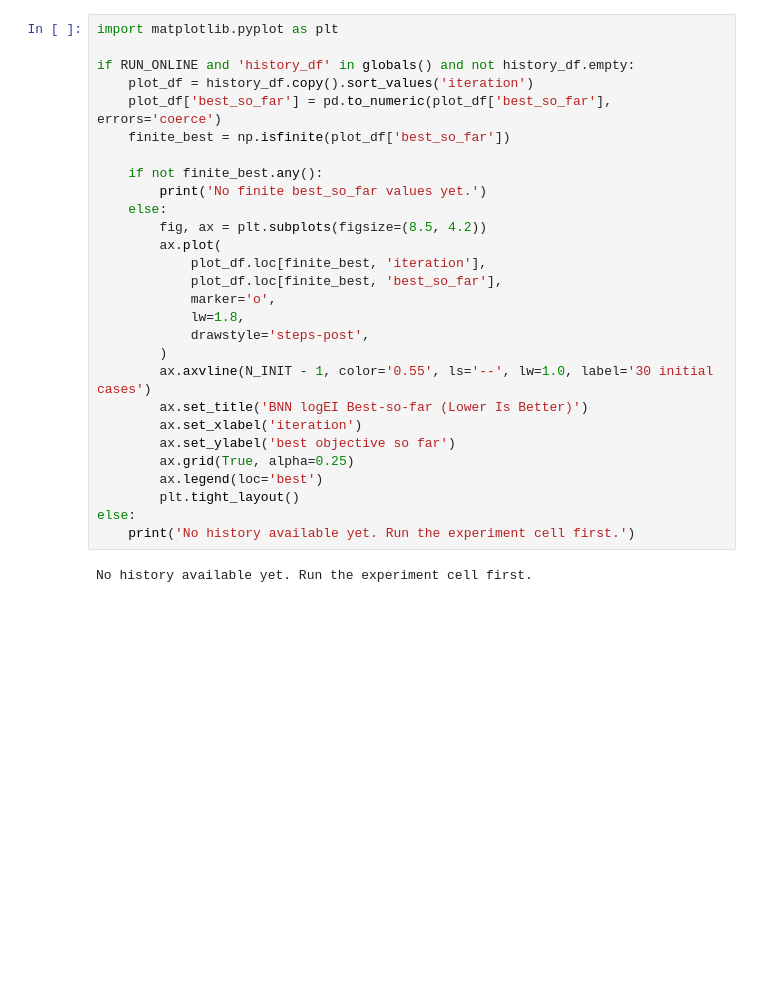
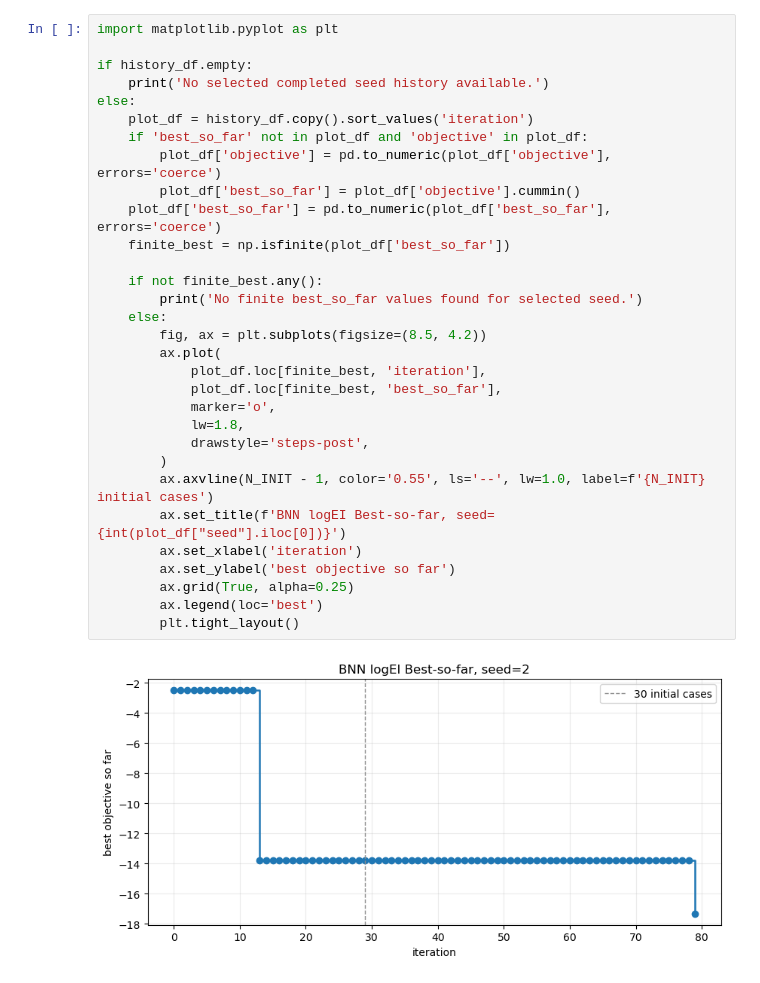
Before and after one commit to ivancanull/vector, a Jupyter notebook: notebooks/bnn_online_experiment.ipynb, the cells around one changed output. Drawn from its saved outputs; the diff is of its cells as text; blank space fills up the shorter version.

```diff
--- a/notebooks/bnn_online_experiment.ipynb
+++ b/notebooks/bnn_online_experiment.ipynb
@@ -586,31 +279,34 @@ JSONDecodeError: Expecting value: line 1 column 1 (char 0)
 # %%
 import matplotlib.pyplot as plt
 
-if RUN_ONLINE and 'history_df' in globals() and not history_df.empty:
+if history_df.empty:
+    print('No selected completed seed history available.')
+else:
     plot_df = history_df.copy().sort_values('iteration')
+    if 'best_so_far' not in plot_df and 'objective' in plot_df:
+        plot_df['objective'] = pd.to_numeric(plot_df['objective'], errors='coerce')
+        plot_df['best_so_far'] = plot_df['objective'].cummin()
     plot_df['best_so_far'] = pd.to_numeric(plot_df['best_so_far'], errors='coerce')
     finite_best = np.isfinite(plot_df['best_so_far'])
 
     if not finite_best.any():
-        print('No finite best_so_far values yet.')
+        print('No finite best_so_far values found for selected seed.')
     else:
         fig, ax = plt.subplots(figsize=(8.5, 4.2))
         ax.plot(
             plot_df.loc[finite_best, 'iteration'],
             plot_df.loc[finite_best, 'best_so_far'],
             marker='o',
             lw=1.8,
             drawstyle='steps-post',
         )
-        ax.axvline(N_INIT - 1, color='0.55', ls='--', lw=1.0, label='30 initial cases')
-        ax.set_title('BNN logEI Best-so-far (Lower Is Better)')
+        ax.axvline(N_INIT - 1, color='0.55', ls='--', lw=1.0, label=f'{N_INIT} initial cases')
+        ax.set_title(f'BNN logEI Best-so-far, seed={int(plot_df["seed"].iloc[0])}')
         ax.set_xlabel('iteration')
         ax.set_ylabel('best objective so far')
         ax.grid(True, alpha=0.25)
         ax.legend(loc='best')
         plt.tight_layout()
-else:
-    print('No history available yet. Run the experiment cell first.')
 # %% [output]
-No history available yet. Run the experiment cell first.
+[figure, added]
 # %%
```
Also changed, not shown: parts of 10 cells of this notebook, 39 other files.
